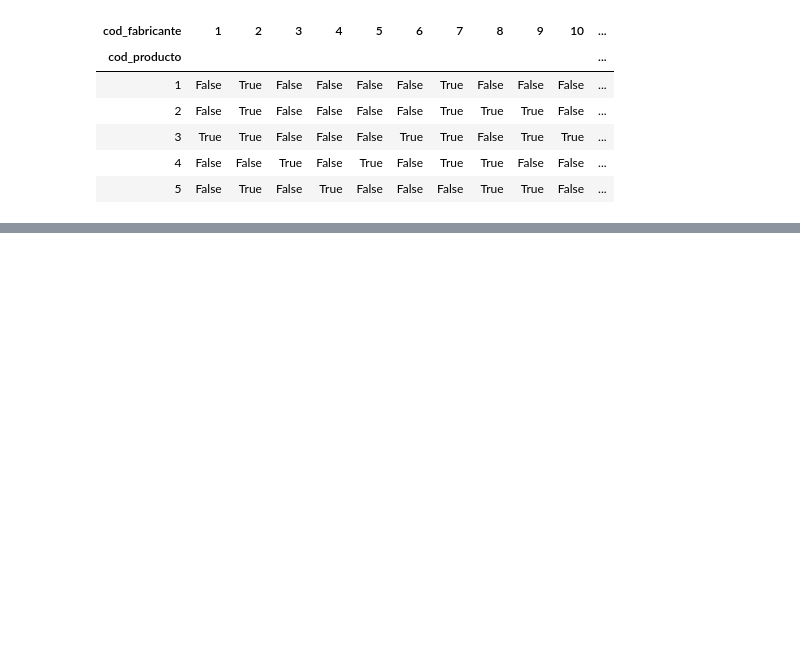
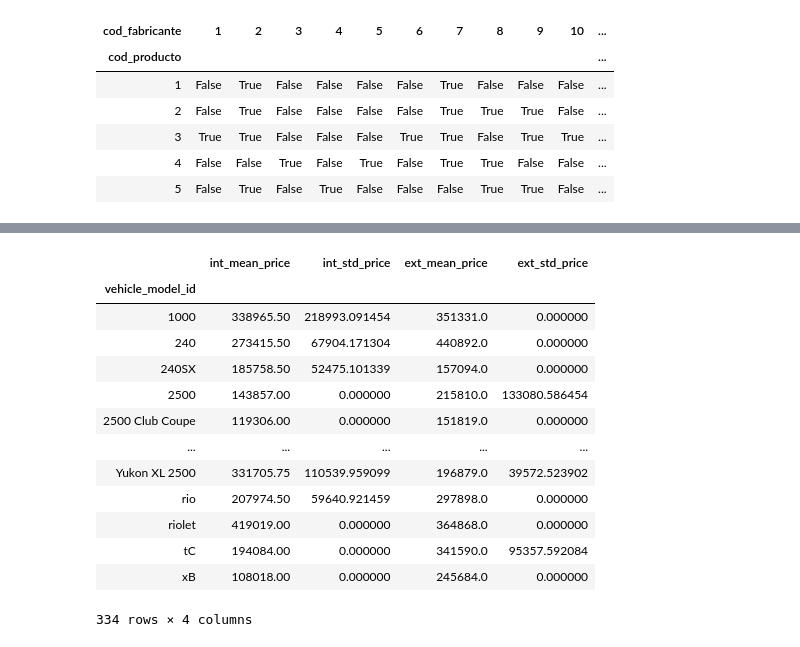
Before and after one commit to diegobalestieri/Datos---guias, a Jupyter notebook: Pandas/GuiaPandas.ipynb, the cells around one changed output, grey strips where cells are left out. Saved outputs shown, nothing was run; the diff lists cells and outputs as text; code cells hidden in the pictures; blank space fills up the shorter version.

```diff
--- a/Pandas/GuiaPandas.ipynb
+++ b/Pandas/GuiaPandas.ipynb
@@ -265,0 +290,3 @@ pd.pivot_table(data=ventas, index="cod_producto", columns="cod_fabricante", valu
+# %%
+autos_int = pd.read_csv("ej9_internos.csv")
+autos_ext = pd.read_csv("ej9_externos.csv")
@@ -265,0 +310,4 @@ pd.pivot_table(data=ventas, index="cod_producto", columns="cod_fabricante", valu
+# %%
+prom_desv_int = autos_int.groupby("vehicle_model_id").agg({"price":["mean", "std"]})
+prom_desv_int.columns = ["int_mean_price", "int_std_price"]
+prom_desv_int.head(3)
@@ -265,0 +320,4 @@ pd.pivot_table(data=ventas, index="cod_producto", columns="cod_fabricante", valu
+# %%
+prom_desv_ext = autos_ext.groupby("vehicle_model_id").agg({"price":["mean", np.std]})
+prom_desv_ext.columns = ["ext_mean_price", "ext_std_price"]
+prom_desv_ext.head()
@@ -265,0 +332,17 @@ pd.pivot_table(data=ventas, index="cod_producto", columns="cod_fabricante", valu
+# %%
+pd.merge(left=prom_desv_int, right=prom_desv_ext, how="inner", on="vehicle_model_id").fillna(0)
+# %% [output]
+|  | int_mean_price | int_std_price | ext_mean_price | ext_std_price |
+| vehicle_model_id |  |  |  |  |
+| 1000 | 338965.50 | 218993.091454 | 351331.0 | 0.000000 |
+| 240 | 273415.50 | 67904.171304 | 440892.0 | 0.000000 |
+| 240SX | 185758.50 | 52475.101339 | 157094.0 | 0.000000 |
+| 2500 | 143857.00 | 0.000000 | 215810.0 | 133080.586454 |
+| 2500 Club Coupe | 119306.00 | 0.000000 | 151819.0 | 0.000000 |
+| ... | ... | ... | ... | ... |
+| Yukon XL 2500 | 331705.75 | 110539.959099 | 196879.0 | 39572.523902 |
+| rio | 207974.50 | 59640.921459 | 297898.0 | 0.000000 |
+| riolet | 419019.00 | 0.000000 | 364868.0 | 0.000000 |
+| tC | 194084.00 | 0.000000 | 341590.0 | 95357.592084 |
+| xB | 108018.00 | 0.000000 | 245684.0 | 0.000000 |
+334 rows × 4 columns
```
Also changed, not shown: parts of 6 cells of this notebook, 4 other files.
